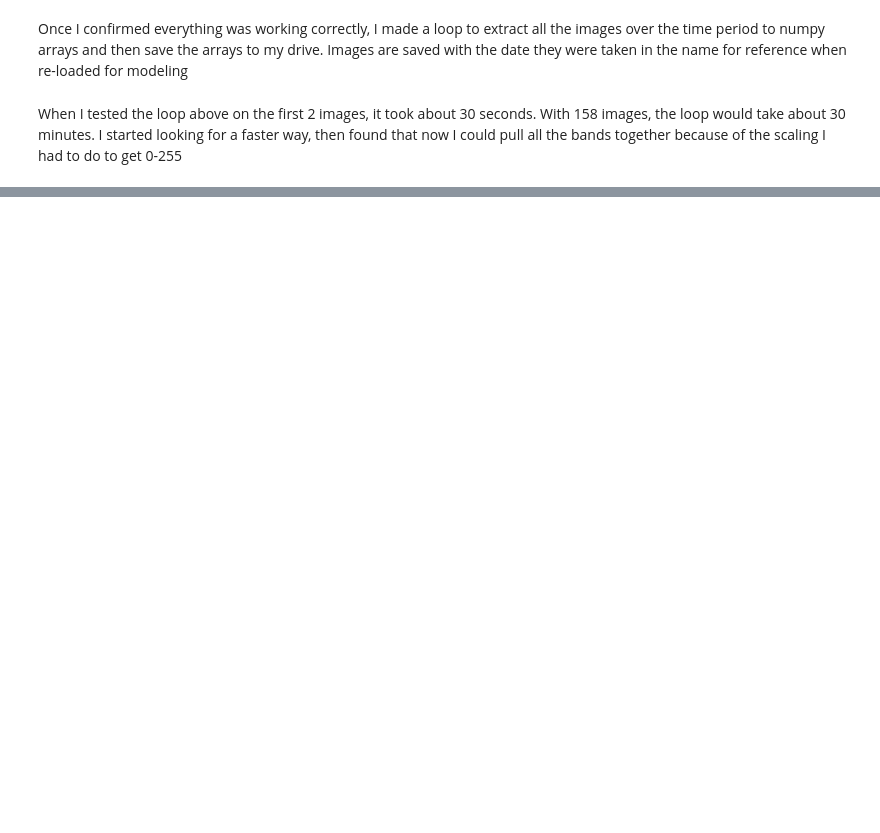
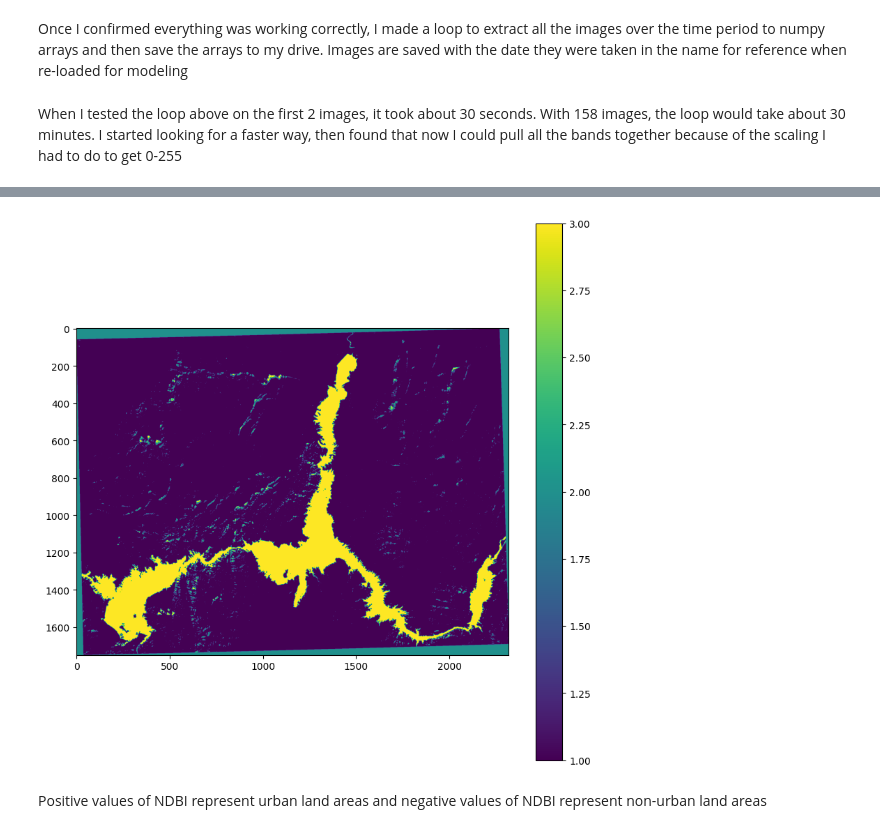
Before and after one commit to enscully/AWS_Geospatial, a Jupyter notebook: Lake_Mead_Clean.ipynb, the cells around one changed output, grey strips where cells are left out. Cells and saved outputs as stored; diff of their text form; code cells hidden in the pictures; blank space fills up the shorter version.

```diff
--- a/Lake_Mead_Clean.ipynb
+++ b/Lake_Mead_Clean.ipynb
@@ -300,0 +383,15 @@ plt.show()
+# %%
+MNDWI_new = np.copy(MNDWI)
+# %%
+MNDWI_new[(MNDWI < 0)] = 1
+MNDWI_new[(MNDWI >= 0) & (MNDWI <= 0.2)] = 2
+MNDWI_new[(MNDWI > 0.2)] = 3
+# %%
+plt.figure(figsize = (10,10))
+plt.imshow(MNDWI_new)
+plt.colorbar()
+plt.show()
+# %% [output]
+[figure, added]
+# %% [markdown]
+Positive values of NDBI represent urban land areas and negative values of NDBI represent non-urban land areas
```
Also changed, not shown: parts of 44 cells of this notebook.
